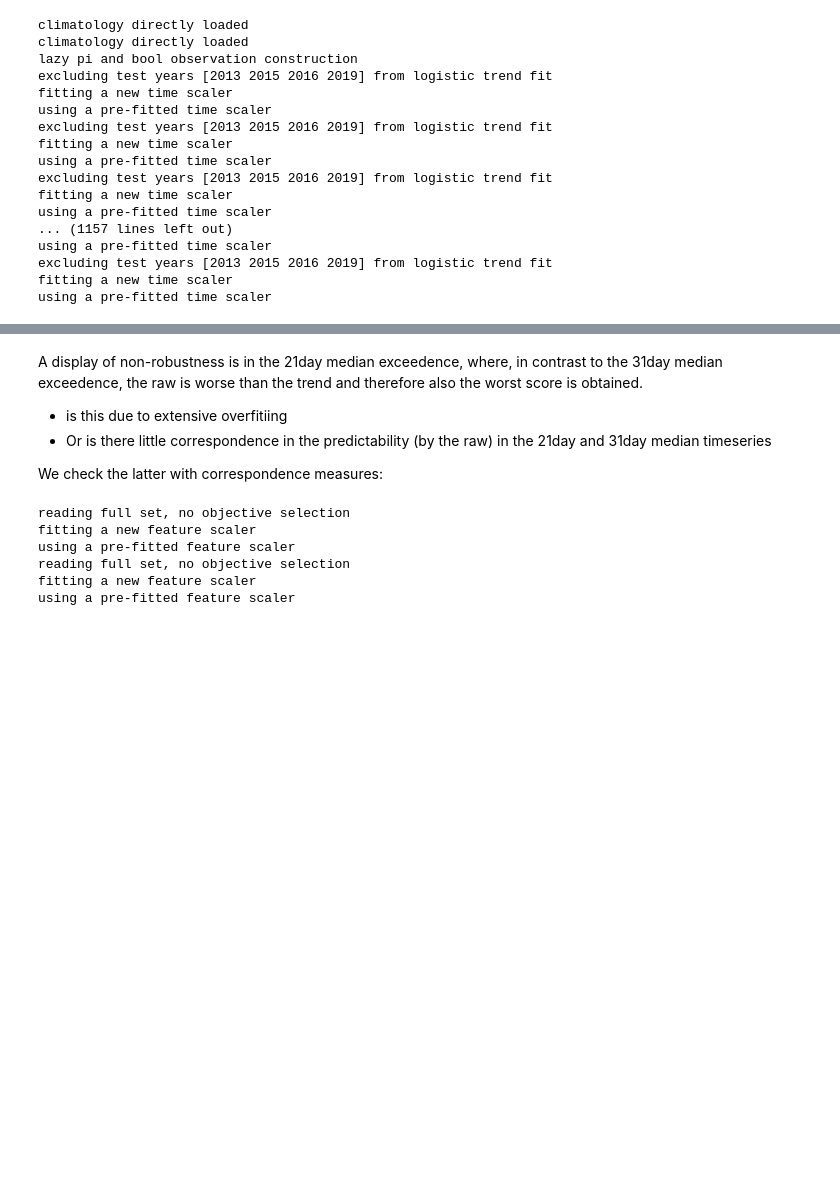
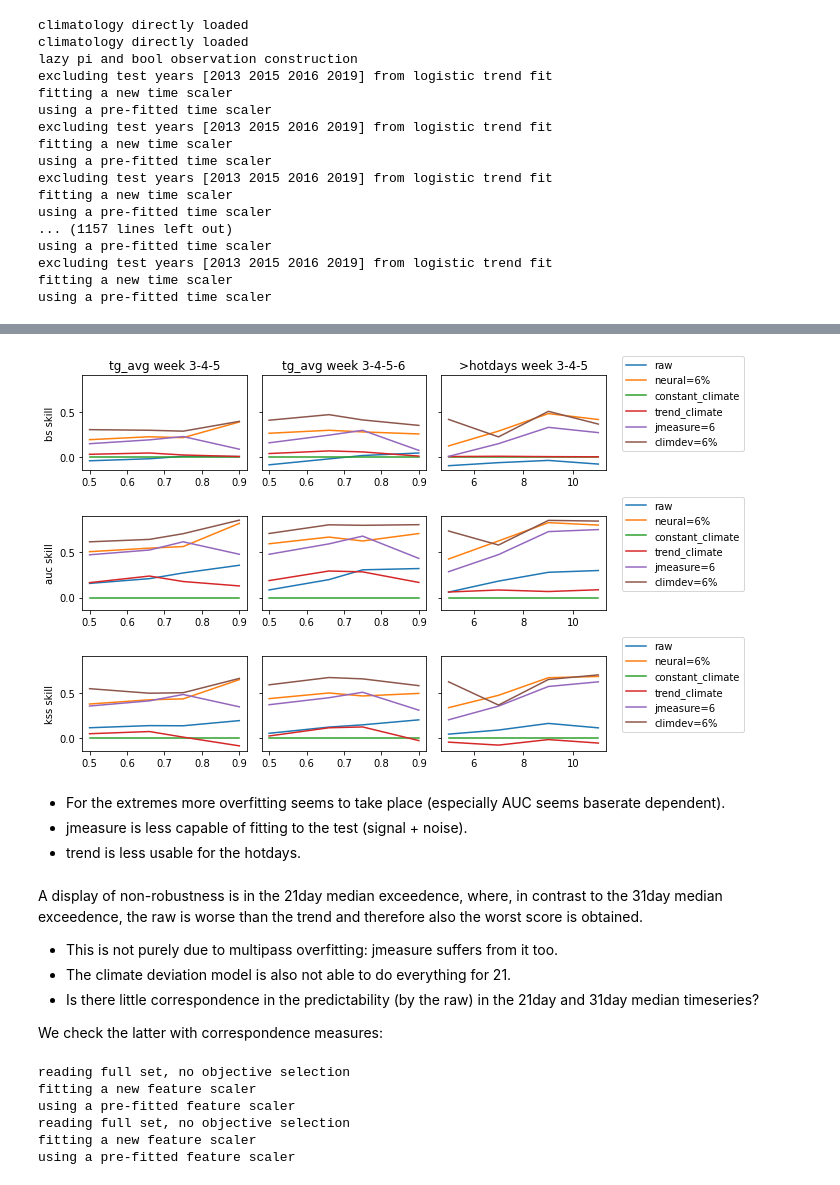
Before and after one commit to chiemvs/Hybrid, a Jupyter notebook: notebooks/verification.ipynb, the cells around one changed output, grey strips where cells are left out. Saved outputs shown, nothing was run; the diff lists cells and outputs as text; code cells hidden in the pictures; blank space fills up the shorter version.

```diff
--- a/notebooks/verification.ipynb
+++ b/notebooks/verification.ipynb
@@ -493,7 +508,38 @@ plt.tight_layout()
+# %%
+fig, axes = plt.subplots(nrows=3, ncols = 3, figsize = (10,6), sharey = True, facecolor='white')
+aliases = pd.Series(['raw','neural=6%','constant_climate','trend_climate','jmeasure=6','climdev=6%'], index = ['pi','ppmdsf','climatology','trend','ppmdjm','ppcdsf'])
+def plotranks(ax, plotframe):
+    plotframe = plotframe.copy()
+    plotframe.columns = plotframe.columns.droplevel(0)
+    #if not ('ppsf' in plotframe.columns):
+    #    plotframe['ppsf'] = np.nan
+    for label in aliases.index:
+        ax.plot(plotframe.index, plotframe[label], label = aliases.loc[label])
+    return ax
+for i,score in enumerate(ranktganom_test.columns.get_level_values('score').unique()):
+
+    plotranks(ax = axes[i,0], plotframe = ranktganom_trainval.loc[21,(score,slice(None))]) # Then pp tganom 21
+    plotranks(ax = axes[i,1], plotframe = ranktganom_trainval.loc[31,(score,slice(None))]) # Then pp tganom 31
+    plotranks(ax = axes[i,2], plotframe = ranktgex_trainval.loc[:,(score,slice(None))]) # Then hotdays
+
+    axes[i,2].legend(loc = (1.1,0.2))
+    axes[i,0].set_ylabel(f'{score} skill')
+
+axes[0,0].set_title('tg_avg week 3-4-5')
+axes[0,1].set_title('tg_avg week 3-4-5-6')
+axes[0,2].set_title('>hotdays week 3-4-5')
+plt.tight_layout()
+# %% [output]
+[figure, added]
+# %% [markdown]
+* For the extremes more overfitting seems to take place (especially AUC seems baserate dependent).
+* jmeasure is less capable of fitting to the test (signal + noise).
+* trend is less usable for the hotdays.
 # %% [markdown]
 A display of non-robustness is in the 21day median exceedence, where, in contrast to the 31day median exceedence, the raw is worse than the trend and therefore also the worst score is obtained.
-* is this due to extensive overfitiing
-* Or is there little correspondence in the predictability (by the raw) in the 21day and 31day median timeseries
+* This is not purely due to multipass overfitting: jmeasure suffers from it too.
+* The climate deviation model is also not able to do everything for 21.
+* Is there little correspondence in the predictability (by the raw) in the 21day and 31day median timeseries?
 
 We check the latter with correspondence measures:
 # %%
```
Also changed, not shown: parts of 5 cells of this notebook, 7 other files.
